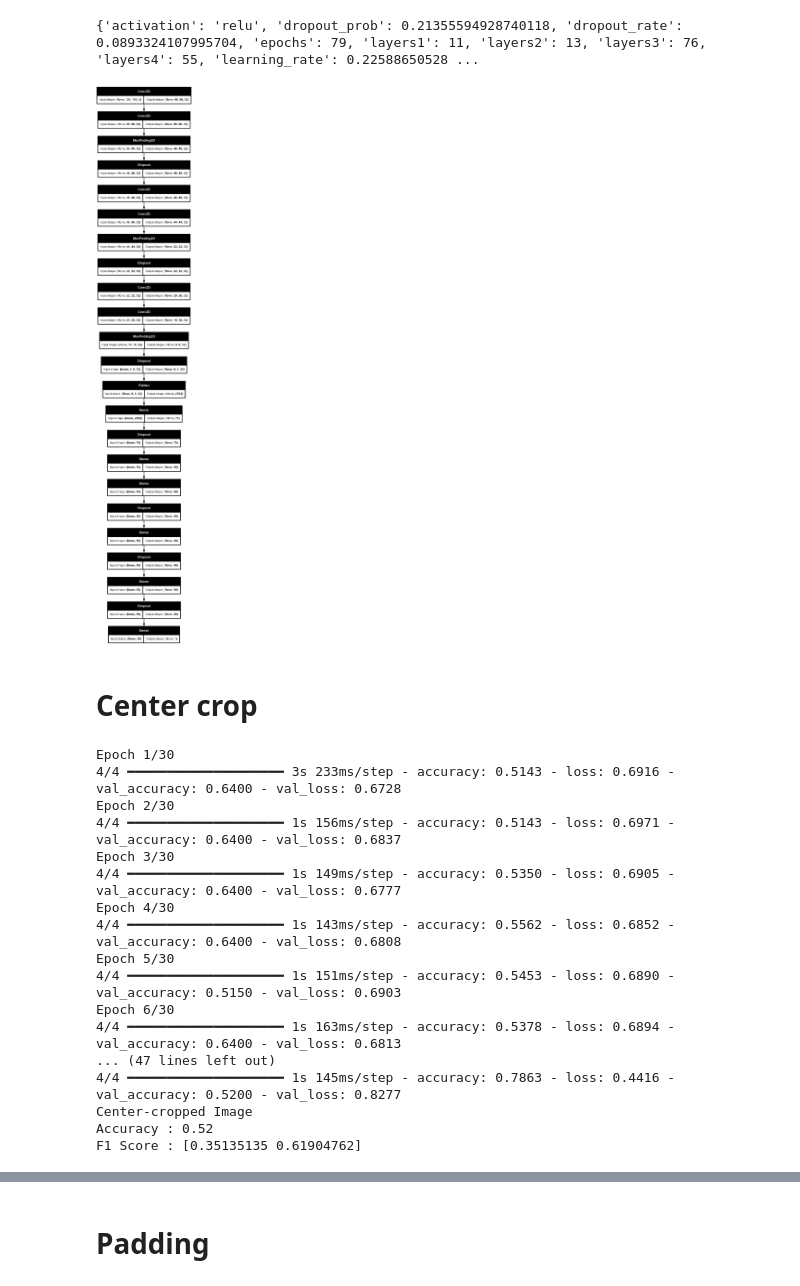
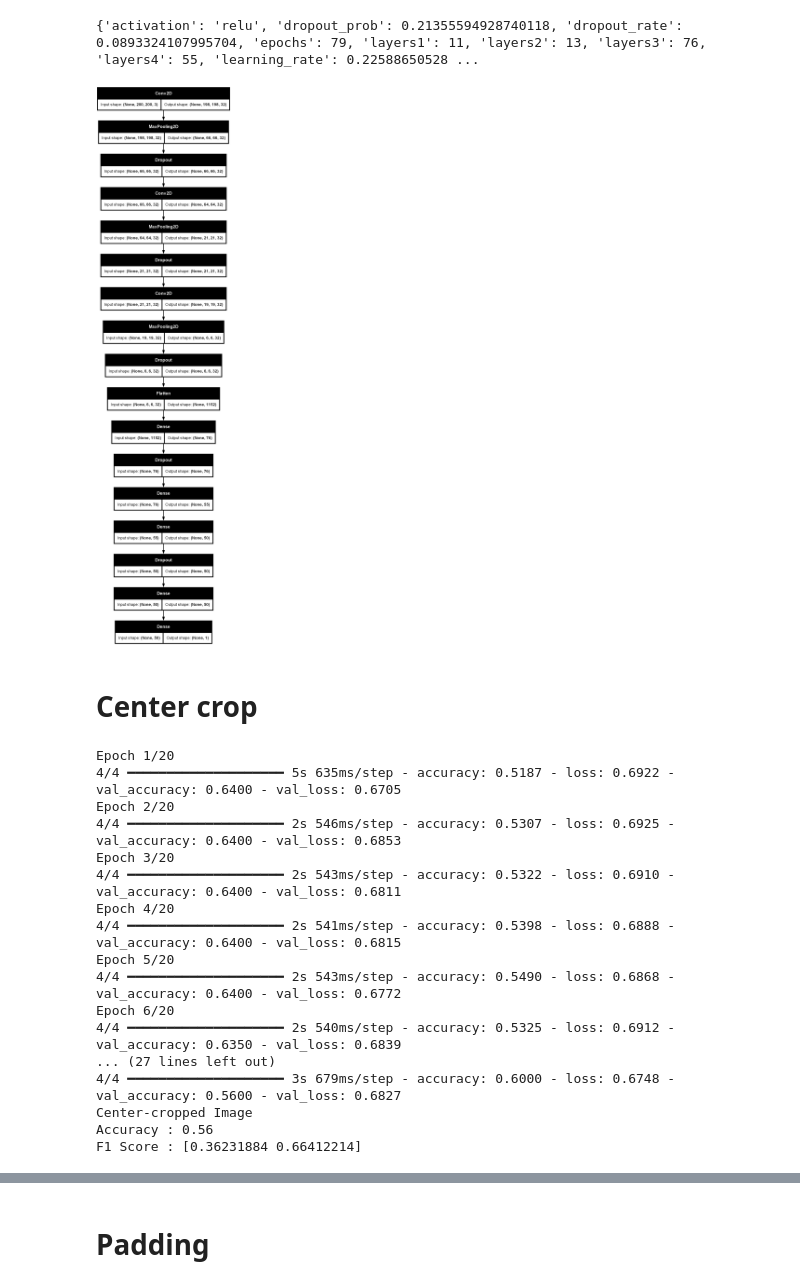
Before and after one commit to 2024-1-hongik-matrix-conference/2024_1_hongik_matrix_conference, a Jupyter notebook: model_run.ipynb, the cells around one changed output, grey strips where cells are left out. Cells and saved outputs as stored; diff of their text form; code cells hidden in the pictures.

```diff
--- a/model_run.ipynb
+++ b/model_run.ipynb
@@ -214,36 +206,41 @@ def optimized_model2():
                 metrics=['accuracy'])
   return model
 # %%
-# def optimized_model3():
-#   model = models.Sequential()
-#   model.add(Conv2D(1, (1, 1), activation='relu', input_shape=(100, 100,3)))
-#   model.add(Flatten())
-#   model.add(Dense(params_nn['layers3'], activation=params_nn['activation']))
-#   model.add(Dropout(params_nn['dropout_rate'], seed=123))
-#   model.add(layers.Dense(params_nn['layers4'], activation=params_nn['activation']))
-#   model.add(Dense(500,activation='relu'))
-#   model.add(Dropout(params_nn['dropout_rate'], seed=123))
-#   model.add(Dense(500,activation='relu'))
-#   model.add(Dropout(params_nn['dropout_rate'], seed=123))
-#   model.add(Dense(500,activation='relu'))
-#   model.add(Dropout(params_nn['dropout_rate'], seed=123))
-#   model.add(Dense(1, activation='sigmoid'))
-#   model.compile(optimizer=params_nn['optimizer'],
-#                 loss='binary_crossentropy',
-#                 metrics=['accuracy'])
-#   return model
+def optimized_model3():
+  model = models.Sequential()
+  model.add(Conv2D(32, (3, 3), activation='relu', input_shape=(200, 200,3)))
+  model.add(MaxPooling2D(pool_size=(3,3)))
+  model.add(Dropout(params_nn['dropout_rate'], seed=123))
+  model.add(Conv2D(32, (3, 3), activation='relu'))
+  model.add(MaxPooling2D(pool_size=(3,3)))
+  model.add(Dropout(params_nn['dropout_rate'], seed=123))
+  model.add(Conv2D(32, (3, 3), activation='relu'))
+  model.add(MaxPooling2D(pool_size=(3,3)))
+  model.add(Dropout(params_nn['dropout_rate'], seed=123))
+  model.add(Flatten())
+  model.add(Dense(params_nn['layers3'], activation=params_nn['activation']))
+  model.add(Dropout(params_nn['dropout_rate'], seed=123))
+  model.add(layers.Dense(params_nn['layers4'], activation=params_nn['activation']))
+  model.add(Dense(50,activation='relu'))
+  model.add(Dropout(params_nn['dropout_rate'], seed=123))
+  model.add(Dense(50,activation='relu'))
+  model.add(Dense(1, activation='sigmoid'))
+  model.compile(optimizer=params_nn['optimizer'],
+                loss='binary_crossentropy',
+                metrics=['accuracy'])
+  return model
 # %%
 from tensorflow.keras.utils import plot_model
-model = optimized_model2()
+model = optimized_model3()
 plot_model(model, to_file='model.png', show_shapes=True)
 # %% [output]
-[figure, old version]
+[figure, new version]
 # %% [markdown]
 # Center crop
 # %%
 
 es = EarlyStopping(monitor='accuracy', mode='max', verbose=0, patience=20)
-nn = KerasClassifier(build_fn=optimized_model2, epochs=params_nn['epochs'], batch_size=200,
+nn = KerasClassifier(build_fn=optimized_model3, epochs=params_nn['epochs'], batch_size=200,
                          verbose=0)
 nn.fit(train_images, train_labels, validation_data=(test_images, test_labels), verbose=1)
 # model.fit(train_images,train_labels,epochs=params_nn['epochs'])
@@ -253,20 +250,20 @@ Accuracy : {accuracy_score(test_labels, y_predict)}
 F1 Score : {f1_score(test_labels, y_predict, average=None)}
 """)
 # %% [output]
-Epoch 1/30
-4/4 ━━━━━━━━━━━━━━━━━━━━ 3s 233ms/step - accuracy: 0.5143 - loss: 0.6916 - val_accuracy: 0.6400 - val_loss: 0.6728
-Epoch 2/30
-4/4 ━━━━━━━━━━━━━━━━━━━━ 1s 156ms/step - accuracy: 0.5143 - loss: 0.6971 - val_accuracy: 0.6400 - val_loss: 0.6837
-Epoch 3/30
-4/4 ━━━━━━━━━━━━━━━━━━━━ 1s 149ms/step - accuracy: 0.5350 - loss: 0.6905 - val_accuracy: 0.6400 - val_loss: 0.6777
-Epoch 4/30
-4/4 ━━━━━━━━━━━━━━━━━━━━ 1s 143ms/step - accuracy: 0.5562 - loss: 0.6852 - val_accuracy: 0.6400 - val_loss: 0.6808
-Epoch 5/30
-4/4 ━━━━━━━━━━━━━━━━━━━━ 1s 151ms/step - accuracy: 0.5453 - loss: 0.6890 - val_accuracy: 0.5150 - val_loss: 0.6903
-Epoch 6/30
-4/4 ━━━━━━━━━━━━━━━━━━━━ 1s 163ms/step - accuracy: 0.5378 - loss: 0.6894 - val_accuracy: 0.6400 - val_loss: 0.6813
-... (47 lines left out)
-4/4 ━━━━━━━━━━━━━━━━━━━━ 1s 145ms/step - accuracy: 0.7863 - loss: 0.4416 - val_accuracy: 0.5200 - val_loss: 0.8277
+Epoch 1/20
+4/4 ━━━━━━━━━━━━━━━━━━━━ 5s 635ms/step - accuracy: 0.5187 - loss: 0.6922 - val_accuracy: 0.6400 - val_loss: 0.6705
+Epoch 2/20
+4/4 ━━━━━━━━━━━━━━━━━━━━ 2s 546ms/step - accuracy: 0.5307 - loss: 0.6925 - val_accuracy: 0.6400 - val_loss: 0.6853
+Epoch 3/20
+4/4 ━━━━━━━━━━━━━━━━━━━━ 2s 543ms/step - accuracy: 0.5322 - loss: 0.6910 - val_accuracy: 0.6400 - val_loss: 0.6811
+Epoch 4/20
+4/4 ━━━━━━━━━━━━━━━━━━━━ 2s 541ms/step - accuracy: 0.5398 - loss: 0.6888 - val_accuracy: 0.6400 - val_loss: 0.6815
+Epoch 5/20
+4/4 ━━━━━━━━━━━━━━━━━━━━ 2s 543ms/step - accuracy: 0.5490 - loss: 0.6868 - val_accuracy: 0.6400 - val_loss: 0.6772
+Epoch 6/20
+4/4 ━━━━━━━━━━━━━━━━━━━━ 2s 540ms/step - accuracy: 0.5325 - loss: 0.6912 - val_accuracy: 0.6350 - val_loss: 0.6839
+... (27 lines left out)
+4/4 ━━━━━━━━━━━━━━━━━━━━ 3s 679ms/step - accuracy: 0.6000 - loss: 0.6748 - val_accuracy: 0.5600 - val_loss: 0.6827
 Center-cropped Image
-Accuracy : 0.52
-F1 Score : [0.35135135 0.61904762]
+Accuracy : 0.56
+F1 Score : [0.36231884 0.66412214]
```
Also changed, not shown: parts of 13 cells of this notebook.
